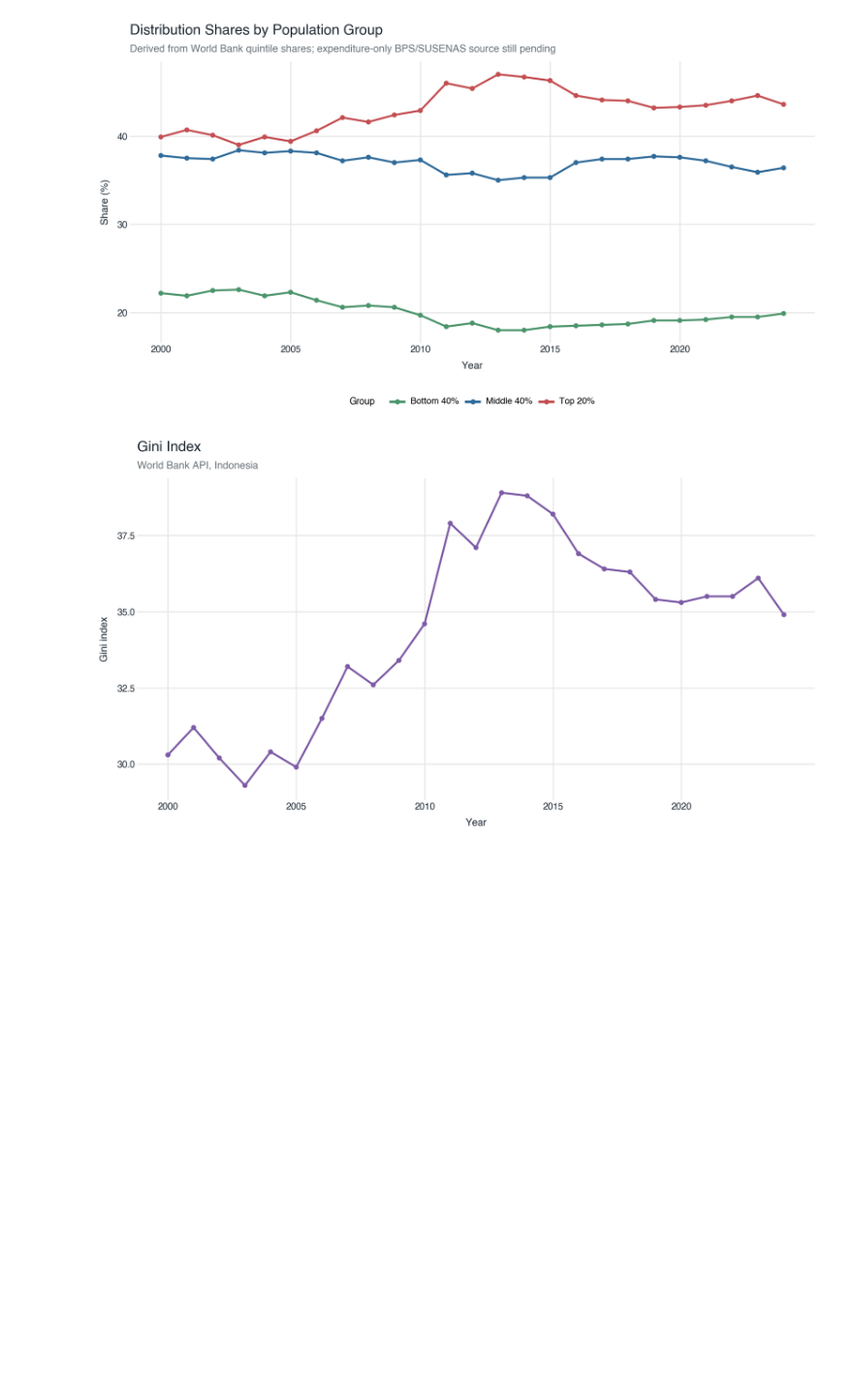
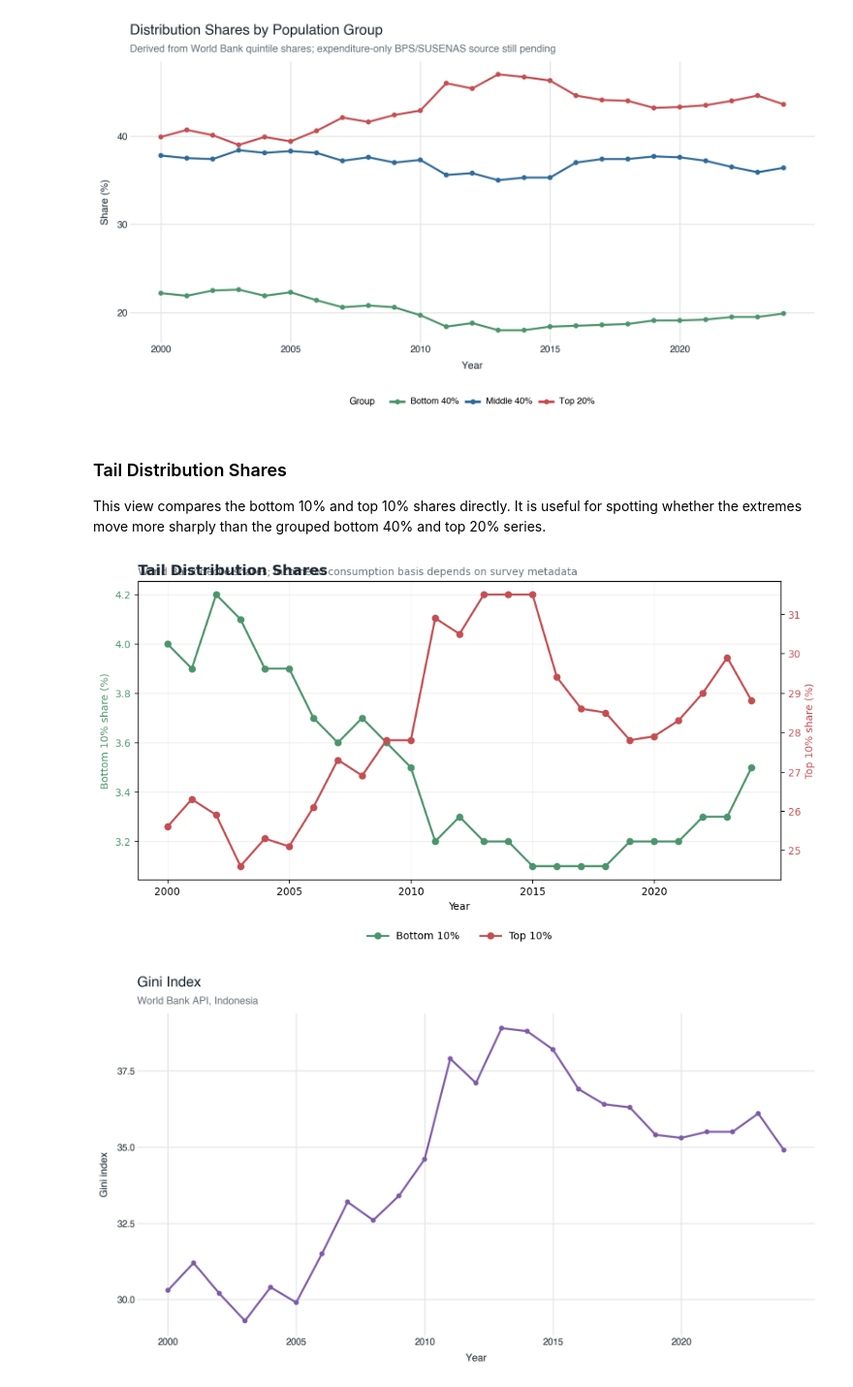
Before and after one commit to tradewa/blog-indonesia-inequality, a Jupyter notebook: notebooks/eda_indonesia_inequality.ipynb, the cells around one changed output. Shown at 97% size. Drawn from its saved outputs; the diff is of its cells as text; code cells hidden in the pictures; blank space fills up the shorter version.

```diff
--- a/notebooks/eda_indonesia_inequality.ipynb
+++ b/notebooks/eda_indonesia_inequality.ipynb
@@ -322,6 +320,50 @@ ineq_long['group'] = ineq_long['group'].map({
 )
 # %% [output]
 [figure]
+# %% [markdown]
+### Tail Distribution Shares
+
+This view compares the bottom 10% and top 10% shares directly. It is useful for spotting whether the extremes move more sharply than the grouped bottom 40% and top 20% series.
+# %%
+tail = data['inequality'][['year', 'distribution_bottom10', 'distribution_top10']].dropna()
+
+fig, ax_left = plt.subplots(figsize=(10, 5.5))
+ax_right = ax_left.twinx()
+
+bottom_line = ax_left.plot(
+    tail['year'], tail['distribution_bottom10'],
+    color=palette['green'], marker='o', linewidth=2, label='Bottom 10%'
+)
+top_line = ax_right.plot(
+    tail['year'], tail['distribution_top10'],
+    color=palette['red'], marker='o', linewidth=2, label='Top 10%'
+)
+
+ax_left.set_title('Tail Distribution Shares', fontweight='bold', fontsize=14, color=palette['dark'], loc='left')
+ax_left.text(
+    0, 1.02,
+    'World Bank decile shares; income or consumption basis depends on survey metadata',
+    transform=ax_left.transAxes, color=palette['gray'], fontsize=10
+)
+
+ax_left.set_xlabel('Year')
+ax_left.set_ylabel('Bottom 10% share (%)', color=palette['green'])
+ax_right.set_ylabel('Top 10% share (%)', color=palette['red'])
+ax_left.tick_params(axis='y', labelcolor=palette['green'])
+ax_right.tick_params(axis='y', labelcolor=palette['red'])
+
+ax_left.set_xticks(list(range(2000, 2025, 5)))
+ax_left.grid(True, axis='y', alpha=0.25)
+ax_left.grid(True, axis='x', alpha=0.12)
+
+lines = bottom_line + top_line
+labels = [line.get_label() for line in lines]
+ax_left.legend(lines, labels, loc='upper center', bbox_to_anchor=(0.5, -0.14), ncol=2, frameon=False)
+
+fig.tight_layout()
+fig
+# %% [output]
+[figure, added]
 # %%
 (
     ggplot(data['inequality'].dropna(subset=['gini_ratio']), aes('year', 'gini_ratio'))
```
Also changed, not shown: parts of 5 cells of this notebook, 46 other files.
